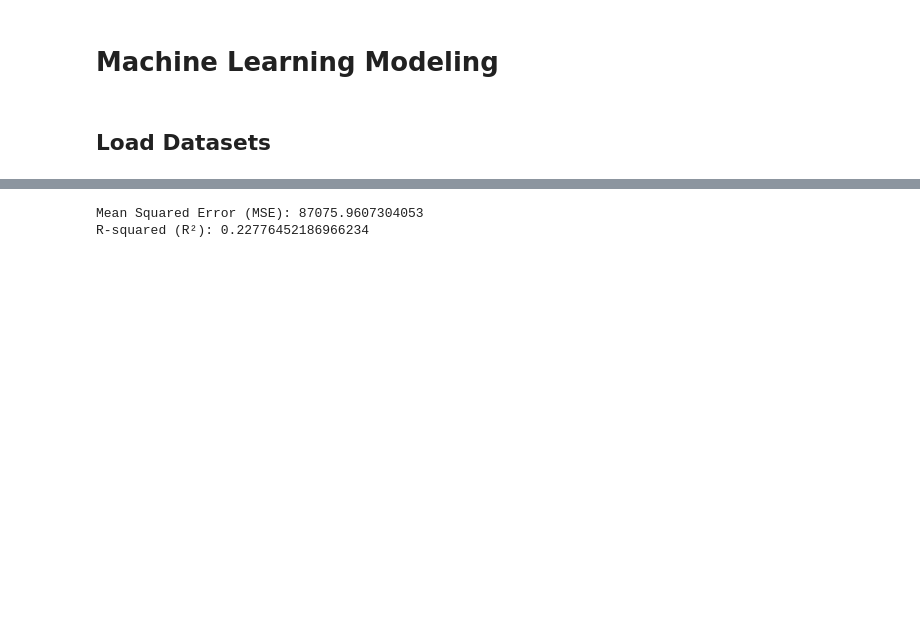
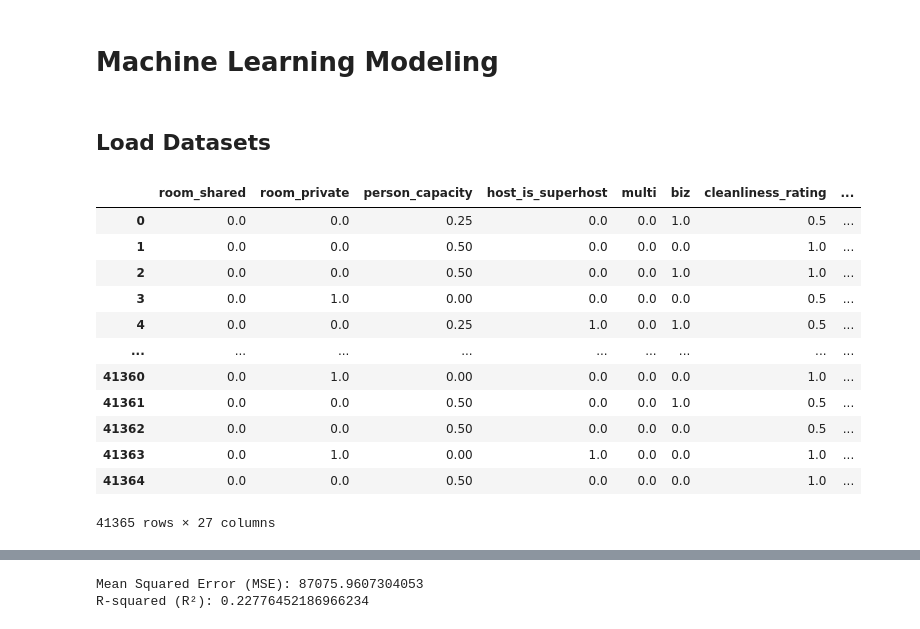
Before and after one commit to FiZufa/Final-Project-Rakamin, a Jupyter notebook: Notebooks/3_Modeling.ipynb, the cells around one changed output, grey strips where cells are left out. Cells and saved outputs as stored; diff of their text form; code cells hidden in the pictures; blank space fills up the shorter version.

```diff
--- a/Notebooks/3_Modeling.ipynb
+++ b/Notebooks/3_Modeling.ipynb
@@ -14,3 +14,19 @@ X_train = pd.read_csv(dir_name + 'preprocessed_X_train.csv')
 y_train = pd.read_csv(dir_name + 'y_train.csv')
 X_test = pd.read_csv(dir_name + 'preprocessed_X_test.csv')
 y_test = pd.read_csv(dir_name + 'y_test.csv')
+# %%
+X_train
+# %% [output]
+|  | room_shared | room_private | person_capacity | host_is_superhost | multi | biz | cleanliness_rating | ... |
+| 0 | 0.0 | 0.0 | 0.25 | 0.0 | 0.0 | 1.0 | 0.5 | ... |
+| 1 | 0.0 | 0.0 | 0.50 | 0.0 | 0.0 | 0.0 | 1.0 | ... |
+| 2 | 0.0 | 0.0 | 0.50 | 0.0 | 0.0 | 1.0 | 1.0 | ... |
+| 3 | 0.0 | 1.0 | 0.00 | 0.0 | 0.0 | 0.0 | 0.5 | ... |
+| 4 | 0.0 | 0.0 | 0.25 | 1.0 | 0.0 | 1.0 | 0.5 | ... |
+| ... | ... | ... | ... | ... | ... | ... | ... | ... |
+| 41360 | 0.0 | 1.0 | 0.00 | 0.0 | 0.0 | 0.0 | 1.0 | ... |
+| 41361 | 0.0 | 0.0 | 0.50 | 0.0 | 0.0 | 1.0 | 0.5 | ... |
+| 41362 | 0.0 | 0.0 | 0.50 | 0.0 | 0.0 | 0.0 | 0.5 | ... |
+| 41363 | 0.0 | 1.0 | 0.00 | 1.0 | 0.0 | 0.0 | 1.0 | ... |
+| 41364 | 0.0 | 0.0 | 0.50 | 0.0 | 0.0 | 0.0 | 1.0 | ... |
+41365 rows × 27 columns
```
Also changed, not shown: parts of 26 cells of this notebook.
